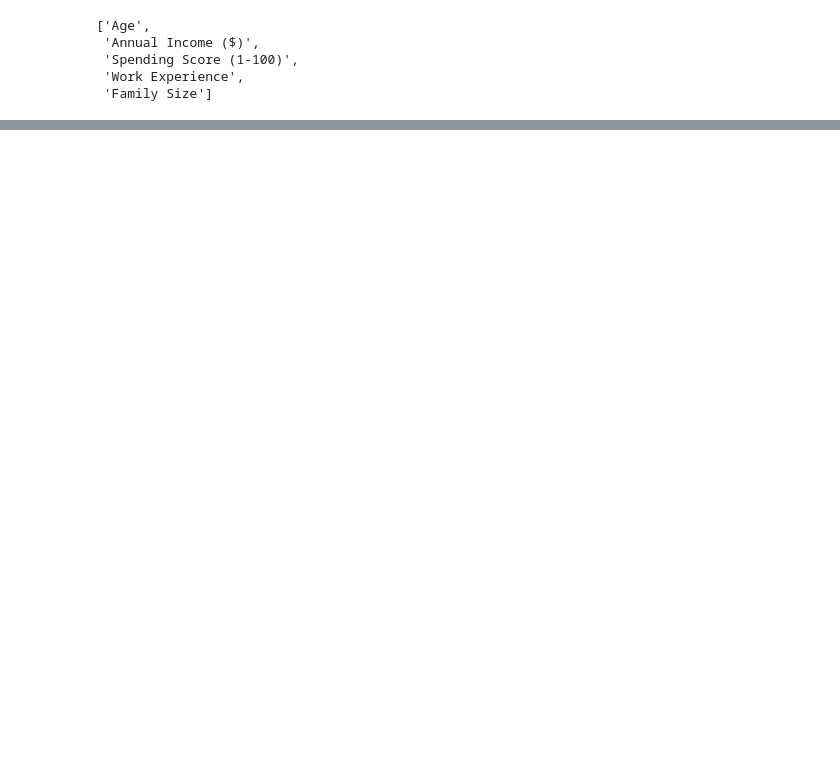
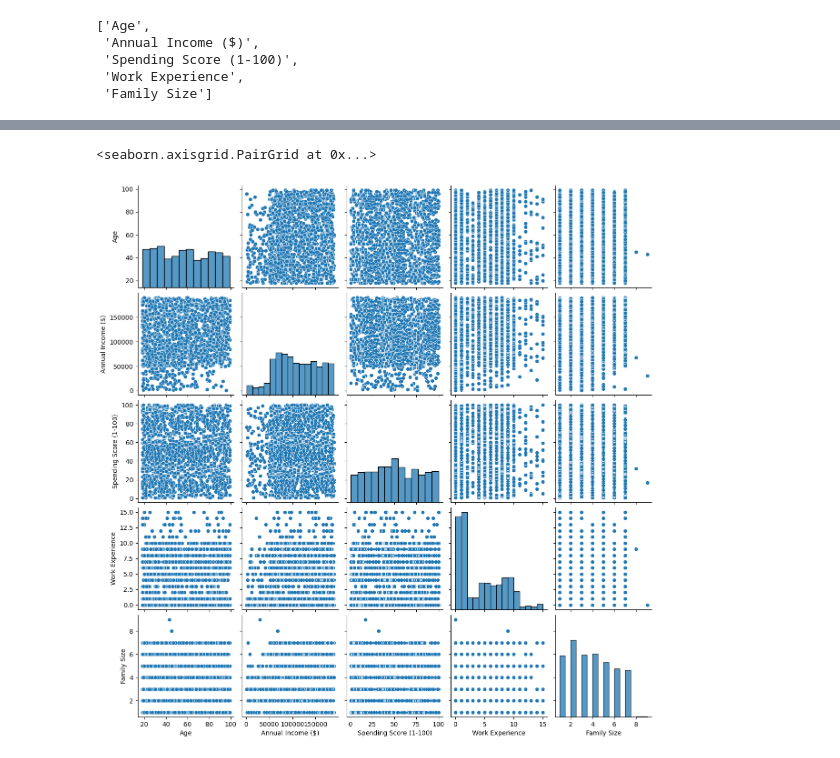
Before and after one commit to mayurasandakalum/shop-customer-data-clustering, a Jupyter notebook: code.ipynb, the cells around one changed output, grey strips where cells are left out. Saved outputs shown, nothing was run; the diff lists cells and outputs as text; code cells hidden in the pictures; blank space fills up the shorter version.

```diff
--- a/code.ipynb
+++ b/code.ipynb
@@ -235,0 +262,5 @@ memory usage: 120.5+ KB
+# %%
+sns.pairplot(df2)
+# %% [output]
+<seaborn.axisgrid.PairGrid at 0x...>
+[figure, added]
```
Also changed, not shown: parts of 18 cells of this notebook, 2 other files.
